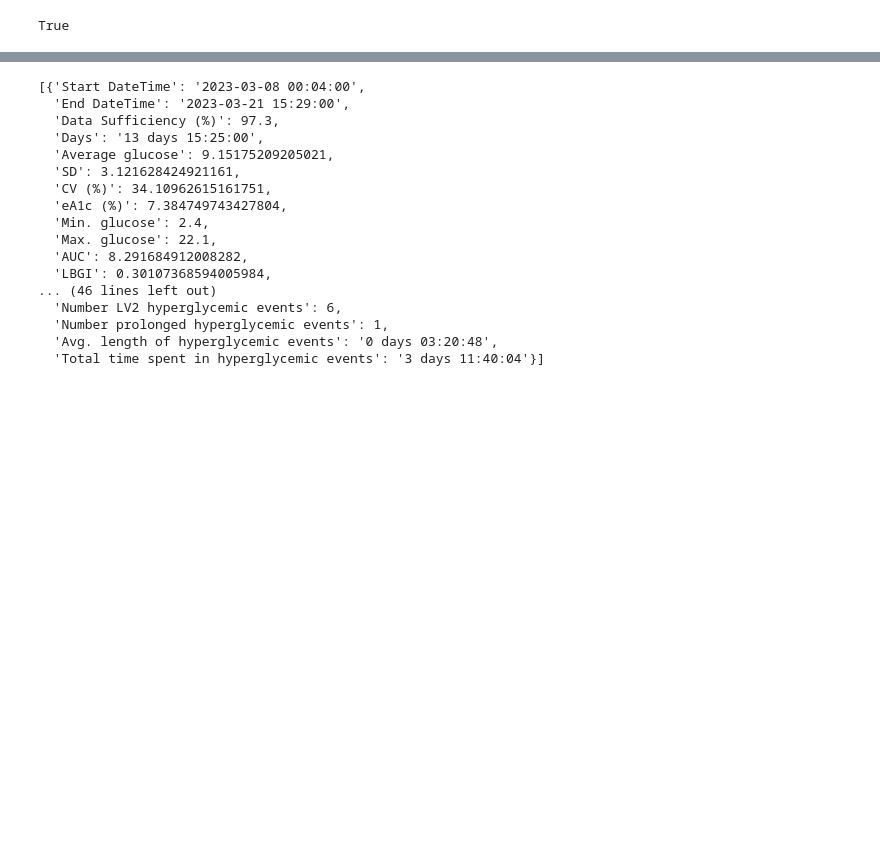
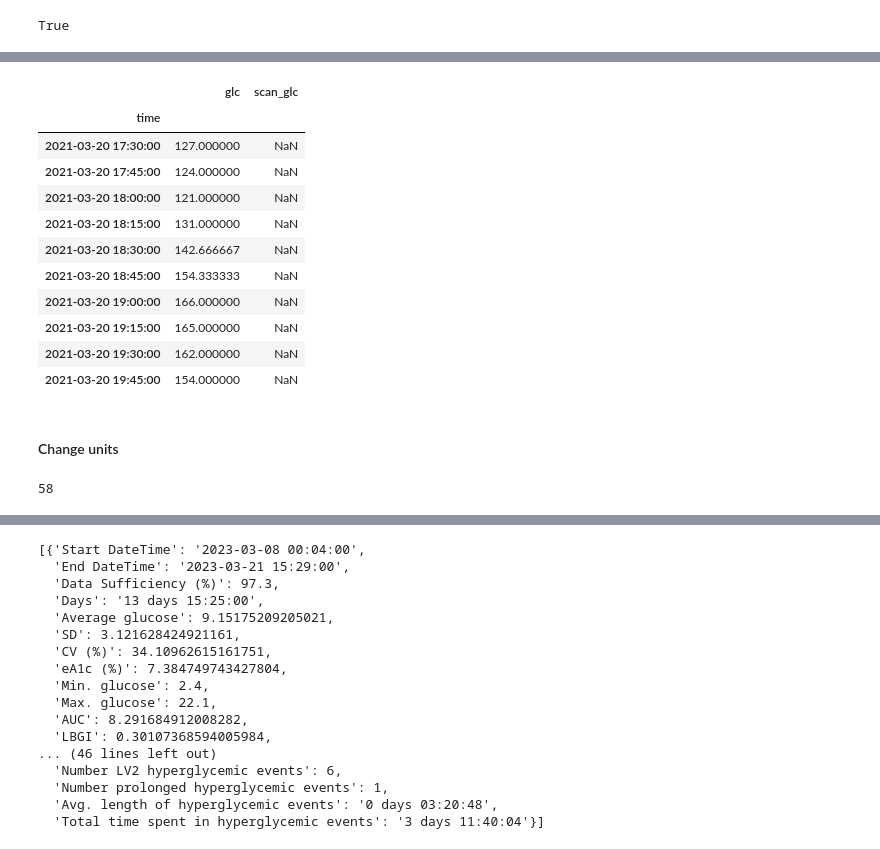
Before and after one commit to cafoala/diametrics, a Jupyter notebook: experiment.ipynb, the cells around one changed output, grey strips where cells are left out. Cells and saved outputs as stored; diff of their text form; code cells hidden in the pictures; blank space fills up the shorter version.

```diff
--- a/experiment.ipynb
+++ b/experiment.ipynb
@@ -27,0 +170,21 @@ NotADirectoryError: [Errno 20] Not a directory: 'tests/test_data/dexcom/dexcom_e
+# %%
+preprocessing.fill_missing_data(libre1_chunk, interval=15, method='linear', limit=45).head(10)
+# %% [output]
+|  | glc | scan_glc |
+| time |  |  |
+| 2021-03-20 17:30:00 | 127.000000 | NaN |
+| 2021-03-20 17:45:00 | 124.000000 | NaN |
+| 2021-03-20 18:00:00 | 121.000000 | NaN |
+| 2021-03-20 18:15:00 | 131.000000 | NaN |
+| 2021-03-20 18:30:00 | 142.666667 | NaN |
+| 2021-03-20 18:45:00 | 154.333333 | NaN |
+| 2021-03-20 19:00:00 | 166.000000 | NaN |
+| 2021-03-20 19:15:00 | 165.000000 | NaN |
+| 2021-03-20 19:30:00 | 162.000000 | NaN |
+| 2021-03-20 19:45:00 | 154.000000 | NaN |
+# %% [markdown]
+#### Change units
+# %%
+preprocessing.change_units(libre1_transformed)
+# %% [output]
+58
```
Also changed, not shown: parts of 41 cells of this notebook, 2 other files.
